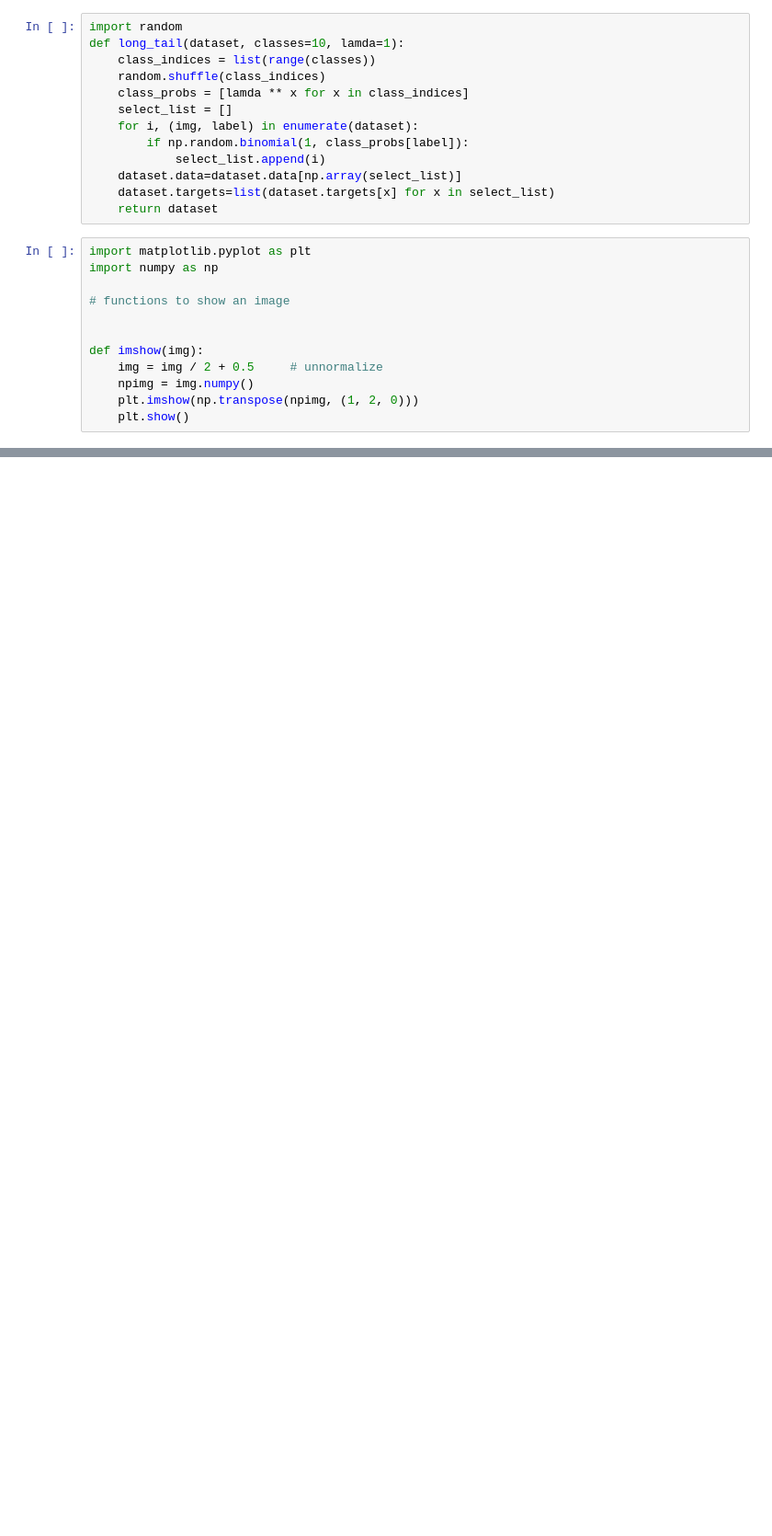
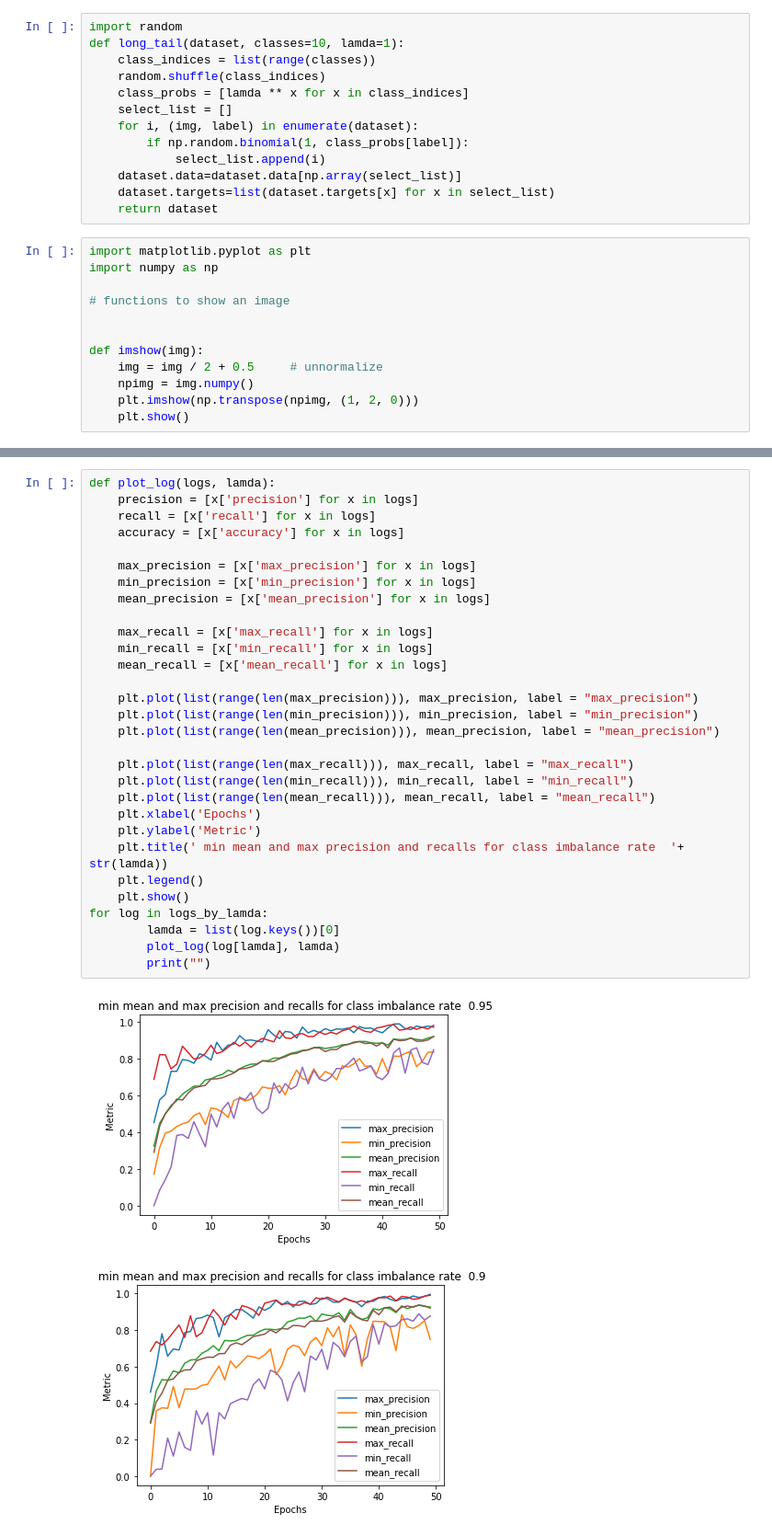
Before and after one commit to stablegradients/ConstrainedOptimisation, a Jupyter notebook: Baselines.ipynb, the cells around one changed output, grey strips where cells are left out. Shown at 92% size. Saved outputs shown, nothing was run; the diff lists cells and outputs as text; blank space fills up the shorter version.

```diff
--- a/Baselines.ipynb
+++ b/Baselines.ipynb
@@ -270,0 +329,33 @@ length of trainset 40073
+# %%
+def plot_log(logs, lamda):
+    precision = [x['precision'] for x in logs]
+    recall = [x['recall'] for x in logs]
+    accuracy = [x['accuracy'] for x in logs]
+
+    max_precision = [x['max_precision'] for x in logs]
+    min_precision = [x['min_precision'] for x in logs]
+    mean_precision = [x['mean_precision'] for x in logs]
+
+    max_recall = [x['max_recall'] for x in logs]
+    min_recall = [x['min_recall'] for x in logs]
+    mean_recall = [x['mean_recall'] for x in logs]
+
+    plt.plot(list(range(len(max_precision))), max_precision, label = "max_precision")
+    plt.plot(list(range(len(min_precision))), min_precision, label = "min_precision")
+    plt.plot(list(range(len(mean_precision))), mean_precision, label = "mean_precision")
+
+    plt.plot(list(range(len(max_recall))), max_recall, label = "max_recall")
+    plt.plot(list(range(len(min_recall))), min_recall, label = "min_recall")
+    plt.plot(list(range(len(mean_recall))), mean_recall, label = "mean_recall")
+    plt.xlabel('Epochs')
+    plt.ylabel('Metric')
+    plt.title(' min mean and max precision and recalls for class imbalance rate  '+ str(lamda))
+    plt.legend()
+    plt.show()
+for log in logs_by_lamda:
+        lamda = list(log.keys())[0]
+        plot_log(log[lamda], lamda)
+        print("")
+# %% [output]
+[figure, added]
+[figure, added]
```
Also changed, not shown: parts of 2 cells of this notebook.
